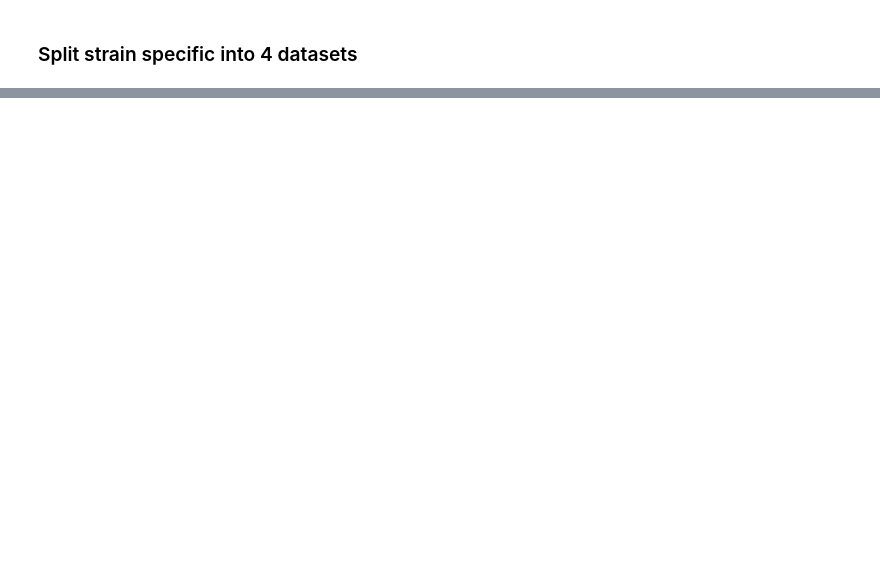
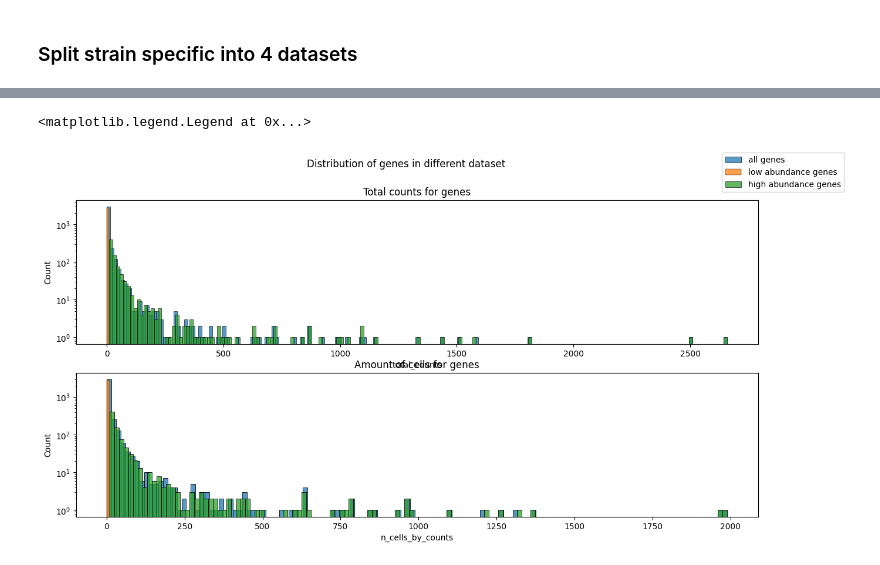
Before and after one commit to leuschjanphilipp/BacDrop-ggi, a Jupyter notebook: notebooks/preprocessing.ipynb, the cells around one changed output, grey strips where cells are left out. Cells and saved outputs as stored; diff of their text form; code cells hidden in the pictures; blank space fills up the shorter version.

```diff
--- a/notebooks/preprocessing.ipynb
+++ b/notebooks/preprocessing.ipynb
@@ -284,0 +145,32 @@ sc.write(filename='../data/preprocessed/psa_prepro.h5ad', adata=data_gex_psa)
+# %%
+filter, _ = sc.pp.filter_genes(data_gex_ec, min_cells=10, inplace=False)
+# %%
+ec_mudata = md.MuData({"all_genes": data_gex_ec.copy(),
+                       "high_abundance_genes": data_gex_ec[:, filter].copy(),
+                       "low_abundance_genes":  data_gex_ec[:, ~filter].copy()})
+
+sc.pp.calculate_qc_metrics(ec_mudata["all_genes"],            var_type="genes", percent_top=None, log1p=False, inplace=True)
+sc.pp.calculate_qc_metrics(ec_mudata["high_abundance_genes"], var_type="genes", percent_top=None, log1p=False, inplace=True)
+sc.pp.calculate_qc_metrics(ec_mudata["low_abundance_genes"],  var_type="genes", percent_top=None, log1p=False, inplace=True)
+# %%
+fig, axes = plt.subplots(2, 1, figsize=(15,7))
+
+sns.histplot(ec_mudata["all_genes"].var["total_counts"], binwidth=15, kde=False, color="C0", label="all genes", ax=axes[0])
+sns.histplot(ec_mudata["low_abundance_genes"].var["total_counts"], binwidth=15, kde=False, color="C1", label="low abundance genes", ax=axes[0])
+sns.histplot(ec_mudata["high_abundance_genes"].var["total_counts"], binwidth=15, kde=False, color="C2", label="high abundance genes", ax=axes[0])
+
+sns.histplot(ec_mudata["all_genes"].var["n_cells_by_counts"], binwidth=15, kde=False, color="C0", ax=axes[1])
+sns.histplot(ec_mudata["low_abundance_genes"].var["n_cells_by_counts"], binwidth=15, kde=False, color="C1", ax=axes[1])
+sns.histplot(ec_mudata["high_abundance_genes"].var["n_cells_by_counts"], binwidth=15, kde=False, color="C2", ax=axes[1])
+
+axes[0].set_yscale("log")
+axes[1].set_yscale("log")
+
+axes[0].set_title("Total counts for genes")
+axes[1].set_title("Amount of cells for genes")
+
+fig.suptitle("Distribution of genes in different dataset")
+fig.legend()
+# %% [output]
+<matplotlib.legend.Legend at 0x...>
+[figure, added]
```
Also changed, not shown: parts of 67 cells of this notebook, 3 other files.
